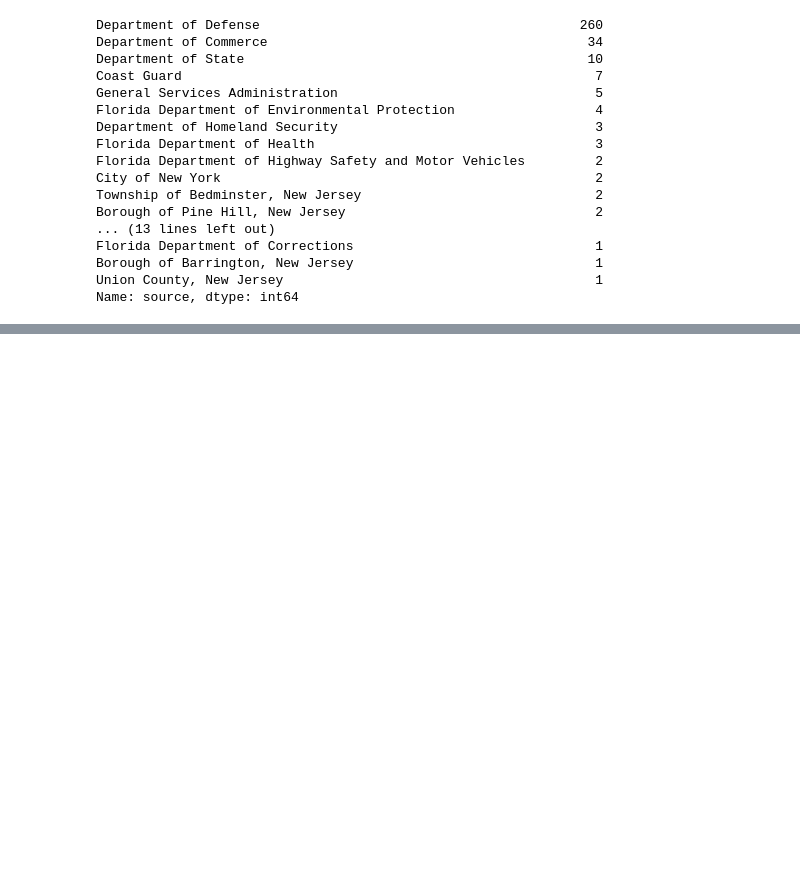
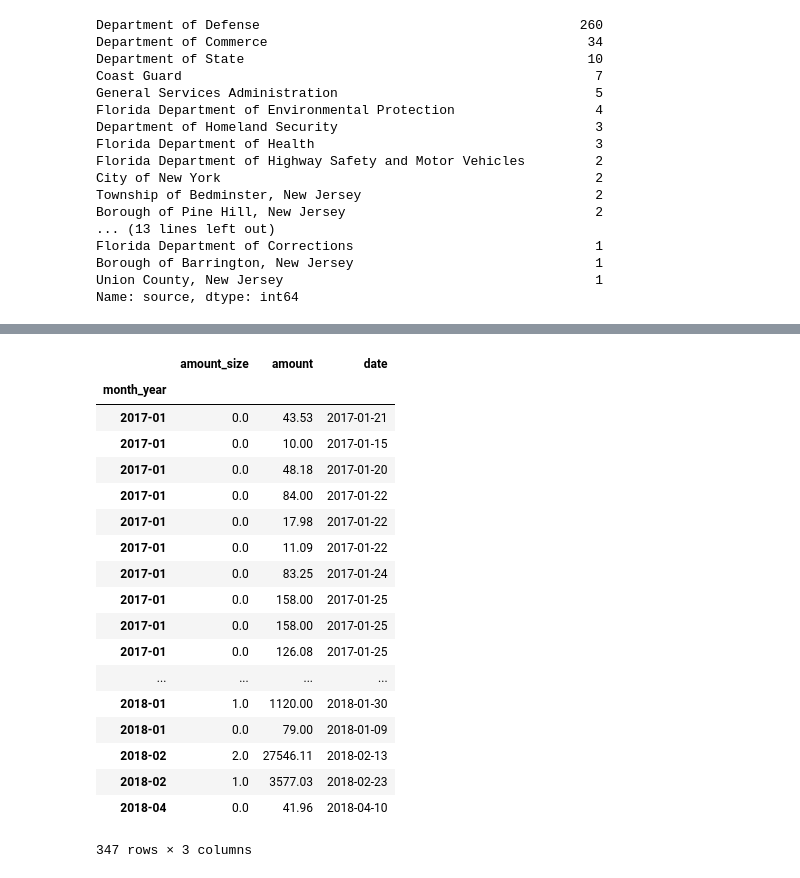
Before and after one commit to climatebrad/dc-ds-100719, a Jupyter notebook: module-1/week-2/day-4-seaborn/seaborn-brad.ipynb, the cells around one changed output, grey strips where cells are left out. Drawn from its saved outputs; the diff is of its cells as text; code cells hidden in the pictures; blank space fills up the shorter version.

```diff
--- a/module-1/week-2/day-4-seaborn/seaborn-brad.ipynb
+++ b/module-1/week-2/day-4-seaborn/seaborn-brad.ipynb
@@ -313,0 +338,24 @@ df.head()
+# %%
+df[df.source_category == 'Taxpayer dollars'][['month_year','amount_size','amount','date']] \
+    .set_index('month_year') \
+    .sort_index()
+# %% [output]
+|  | amount_size | amount | date |
+| month_year |  |  |  |
+| 2017-01 | 0.0 | 43.53 | 2017-01-21 |
+| 2017-01 | 0.0 | 10.00 | 2017-01-15 |
+| 2017-01 | 0.0 | 48.18 | 2017-01-20 |
+| 2017-01 | 0.0 | 84.00 | 2017-01-22 |
+| 2017-01 | 0.0 | 17.98 | 2017-01-22 |
+| 2017-01 | 0.0 | 11.09 | 2017-01-22 |
+| 2017-01 | 0.0 | 83.25 | 2017-01-24 |
+| 2017-01 | 0.0 | 158.00 | 2017-01-25 |
+| 2017-01 | 0.0 | 158.00 | 2017-01-25 |
+| 2017-01 | 0.0 | 126.08 | 2017-01-25 |
+| ... | ... | ... | ... |
+| 2018-01 | 1.0 | 1120.00 | 2018-01-30 |
+| 2018-01 | 0.0 | 79.00 | 2018-01-09 |
+| 2018-02 | 2.0 | 27546.11 | 2018-02-13 |
+| 2018-02 | 1.0 | 3577.03 | 2018-02-23 |
+| 2018-04 | 0.0 | 41.96 | 2018-04-10 |
+347 rows × 3 columns
```
Also changed, not shown: parts of 4 cells of this notebook.
